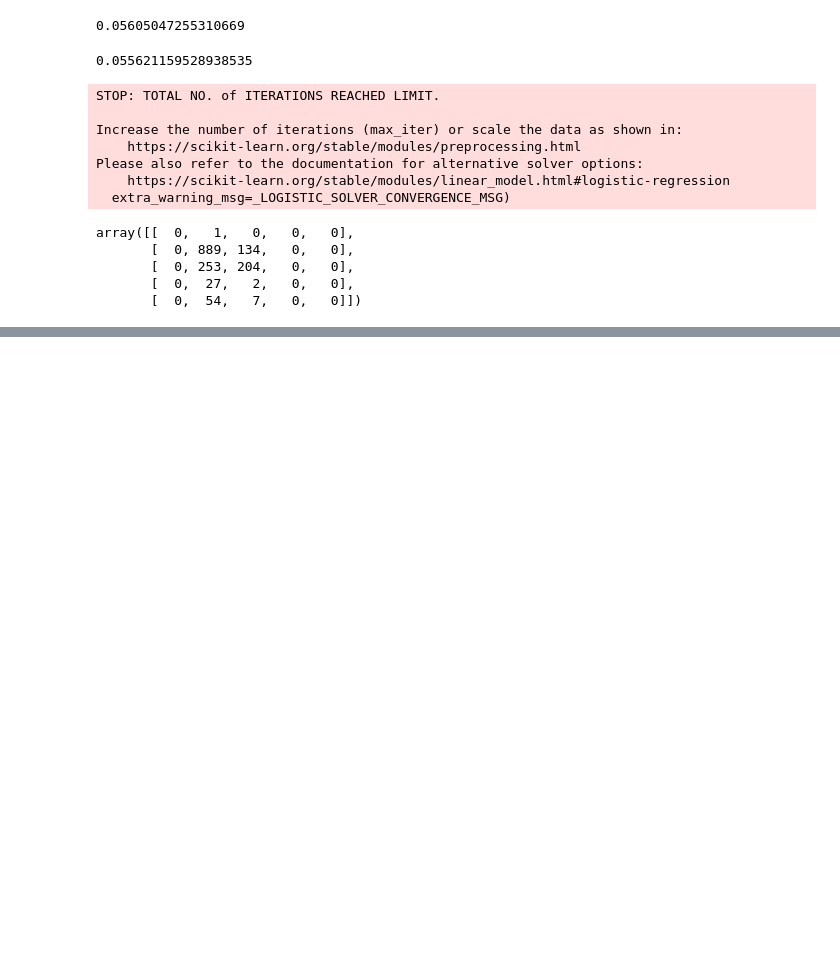
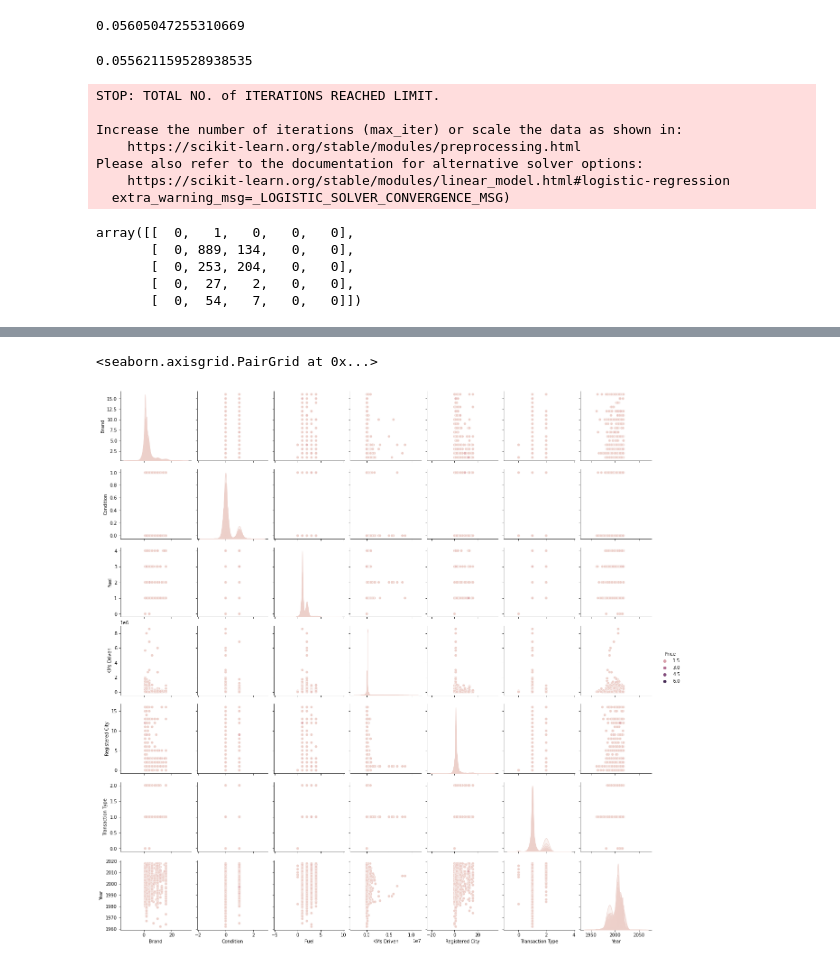
Before and after one commit to Shahzad-Siddiqui/data-science, a Jupyter notebook: FInal_Project.ipynb, the cells around one changed output, grey strips where cells are left out. Saved outputs shown, nothing was run; the diff lists cells and outputs as text; code cells hidden in the pictures; blank space fills up the shorter version.

```diff
--- a/FInal_Project.ipynb
+++ b/FInal_Project.ipynb
@@ -626,0 +771,11 @@ array([[  0,   1,   0,   0,   0],
+# %%
+import pandas as pd
+import warnings
+warnings.filterwarnings("ignore")
+import matplotlib.pyplot as plt
+import seaborn as sns
+cars_df = pd.read_csv("https://raw.githubusercontent.com/Shahzad-Siddiqui/data-science/main/OLX_Car_Data_CSV.csv")
+sns.pairplot (cars_df, hue = 'Price')
+# %% [output]
+<seaborn.axisgrid.PairGrid at 0x...>
+[figure, added]
```
Also changed, not shown: parts of 8 cells of this notebook.
